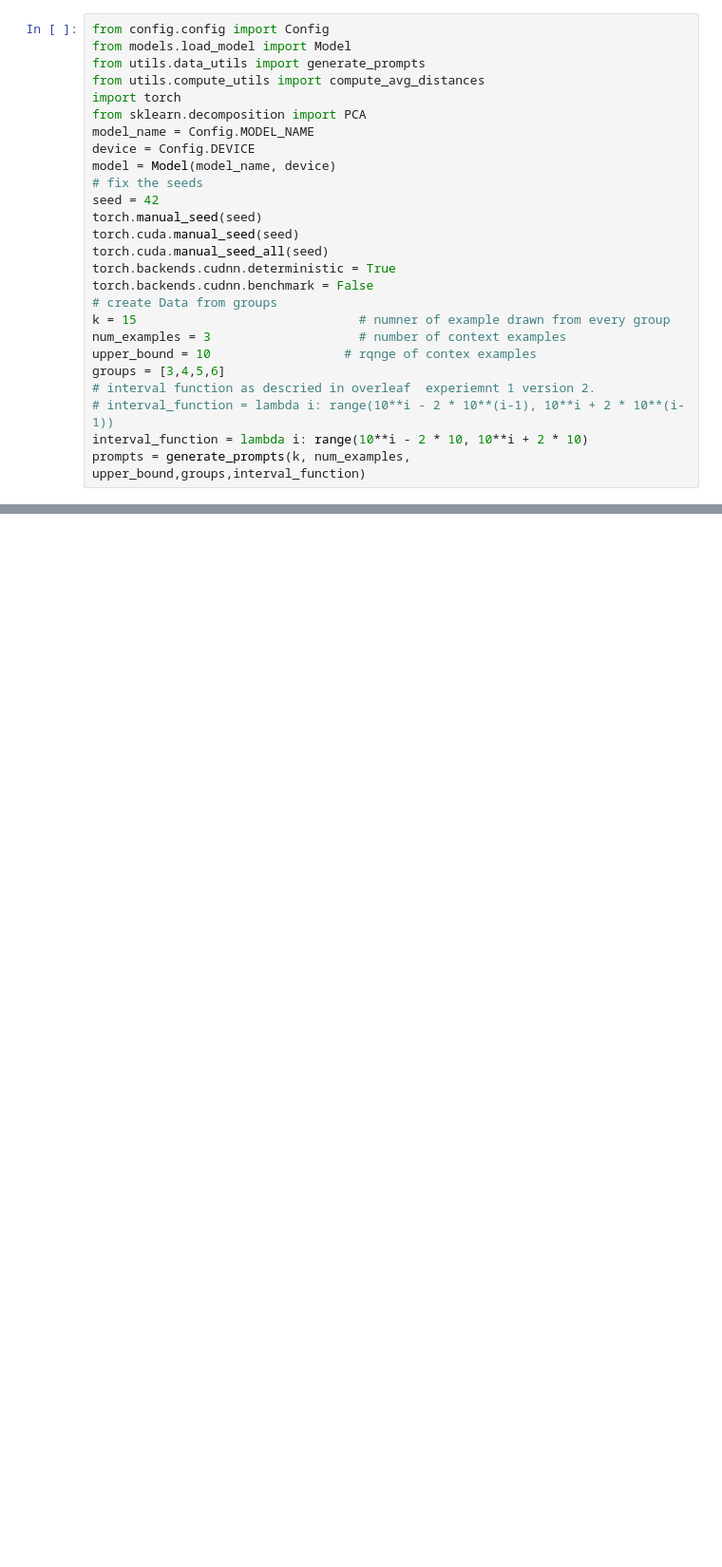
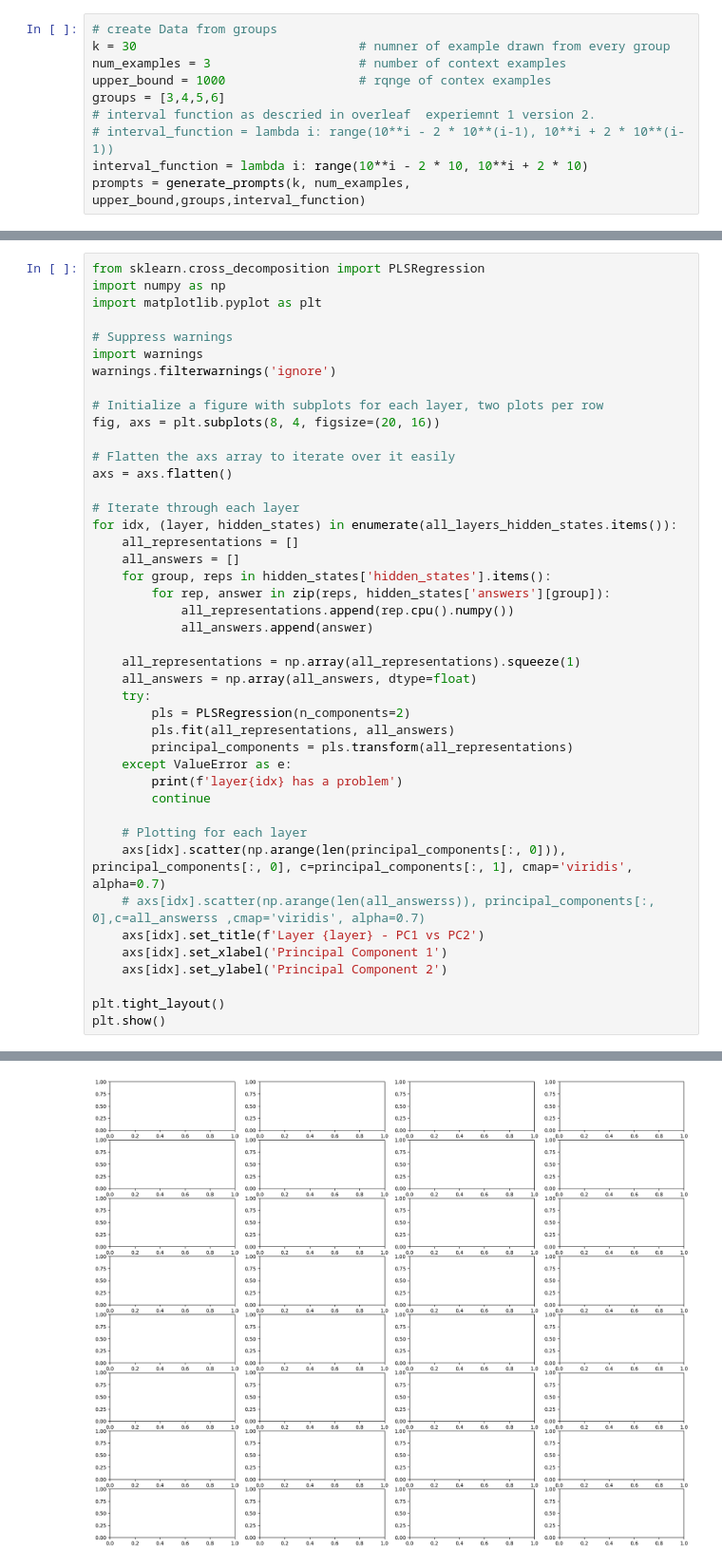
Before and after one commit to halquabeh/llm_natural_log, a Jupyter notebook: main.ipynb, the cells around one changed output, grey strips where cells are left out. Shown at 95% size. Saved outputs shown, nothing was run; the diff lists cells and outputs as text; blank space fills up the shorter version.

```diff
--- a/main.ipynb
+++ b/main.ipynb
@@ -1,24 +28,8 @@
 # %%
-from config.config import Config
-from models.load_model import Model
-from utils.data_utils import generate_prompts
-from utils.compute_utils import compute_avg_distances
-import torch
-from sklearn.decomposition import PCA
-model_name = Config.MODEL_NAME
-device = Config.DEVICE
-model = Model(model_name, device)
-# fix the seeds
-seed = 42
-torch.manual_seed(seed)
-torch.cuda.manual_seed(seed)
-torch.cuda.manual_seed_all(seed)
-torch.backends.cudnn.deterministic = True
-torch.backends.cudnn.benchmark = False
 # create Data from groups
-k = 15                              # numner of example drawn from every group
+k = 30                              # numner of example drawn from every group
 num_examples = 3                    # number of context examples
-upper_bound = 10                  # rqnge of contex examples
+upper_bound = 1000                  # rqnge of contex examples
 groups = [3,4,5,6]
 # interval function as descried in overleaf  experiemnt 1 version 2.
 # interval_function = lambda i: range(10**i - 2 * 10**(i-1), 10**i + 2 * 10**(i-1))
@@ -26,0 +68,44 @@ prompts = generate_prompts(k, num_examples, upper_bound,groups,interval_function
+# %%
+from sklearn.cross_decomposition import PLSRegression
+import numpy as np
+import matplotlib.pyplot as plt
+
+# Suppress warnings
+import warnings
+warnings.filterwarnings('ignore')
+
+# Initialize a figure with subplots for each layer, two plots per row
+fig, axs = plt.subplots(8, 4, figsize=(20, 16))
+
+# Flatten the axs array to iterate over it easily
+axs = axs.flatten()
+
+# Iterate through each layer
+for idx, (layer, hidden_states) in enumerate(all_layers_hidden_states.items()):
+    all_representations = []
+    all_answers = []
+    for group, reps in hidden_states['hidden_states'].items():
+        for rep, answer in zip(reps, hidden_states['answers'][group]):
+            all_representations.append(rep.cpu().numpy())
+            all_answers.append(answer)
+
+    all_representations = np.array(all_representations).squeeze(1)
+    all_answers = np.array(all_answers, dtype=float)
+    try:
+        pls = PLSRegression(n_components=2)
+        pls.fit(all_representations, all_answers)
+        principal_components = pls.transform(all_representations)
+    except ValueError as e:
+        print(f'layer{idx} has a problem')
+        continue
+
+    # Plotting for each layer
+    axs[idx].scatter(np.arange(len(principal_components[:, 0])), principal_components[:, 0], c=principal_components[:, 1], cmap='viridis', alpha=0.7)
+    # axs[idx].scatter(np.arange(len(all_answerss)), principal_components[:, 0],c=all_answerss ,cmap='viridis', alpha=0.7)
+    axs[idx].set_title(f'Layer {layer} - PC1 vs PC2')
+    axs[idx].set_xlabel('Principal Component 1')
+    axs[idx].set_ylabel('Principal Component 2')
+
+plt.tight_layout()
+plt.show()
+# %% [output]
@@ -26,0 +114 @@ prompts = generate_prompts(k, num_examples, upper_bound,groups,interval_function
+[figure, added]
```
Also changed, not shown: parts of 8 cells of this notebook, 4 other files.
